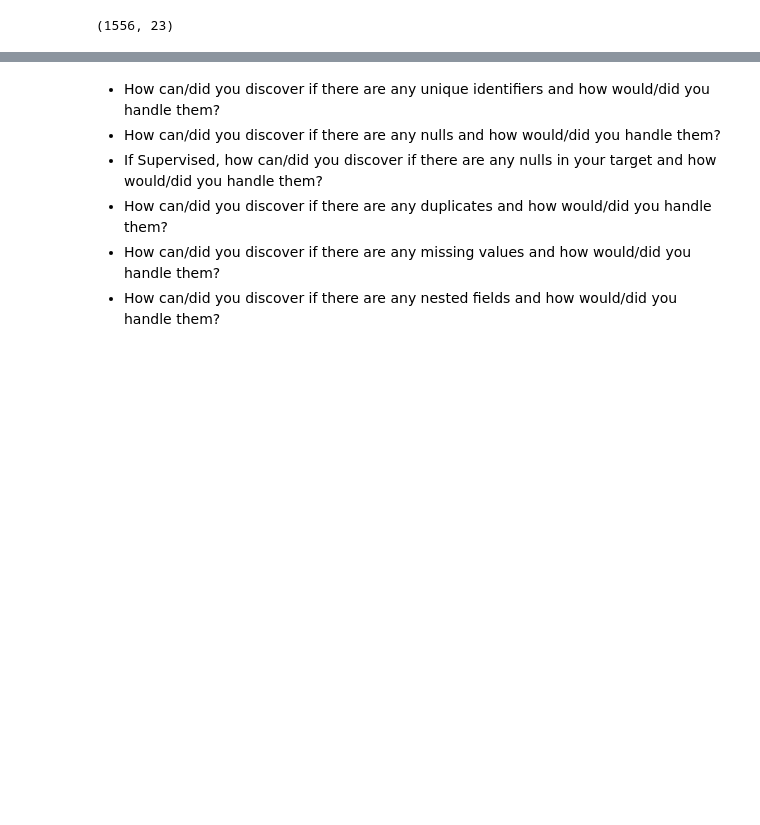
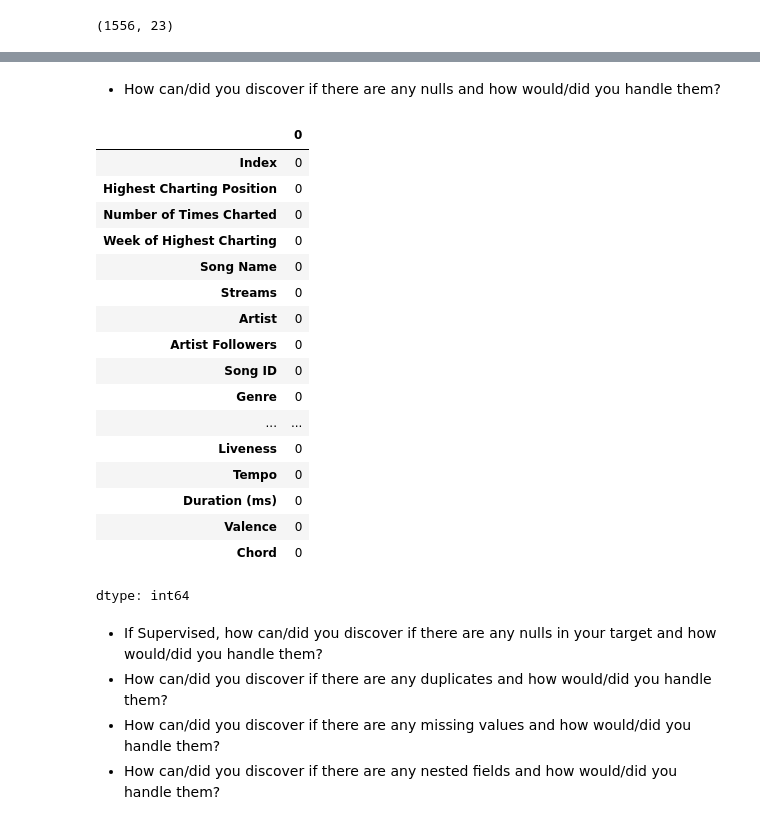
Before and after one commit to ikoghoddds-bit/Data-Science-Portfolio-C21, a Jupyter notebook: Projects/Project-4/Spotify_Pass_1.ipynb, the cells around one changed output, grey strips where cells are left out. Cells and saved outputs as stored; diff of their text form; code cells hidden in the pictures; blank space fills up the shorter version.

```diff
--- a/Projects/Project-4/Spotify_Pass_1.ipynb
+++ b/Projects/Project-4/Spotify_Pass_1.ipynb
@@ -142,6 +202,29 @@ df.shape
+# %% [markdown]
+- How can/did you discover if there are any nulls and how would/did you handle them?
+# %%
+# Checking for nulls. Output shows no nulls. So not dropping any for now.
+
+df.isnull().sum()
+# %% [output]
+|  | 0 |
+| Index | 0 |
+| Highest Charting Position | 0 |
+| Number of Times Charted | 0 |
+| Week of Highest Charting | 0 |
+| Song Name | 0 |
+| Streams | 0 |
+| Artist | 0 |
+| Artist Followers | 0 |
+| Song ID | 0 |
+| Genre | 0 |
+| ... | ... |
+| Liveness | 0 |
+| Tempo | 0 |
+| Duration (ms) | 0 |
+| Valence | 0 |
+| Chord | 0 |
+dtype: int64
 # %% [markdown]
-- How can/did you discover if there are any unique identifiers and how would/did you handle them?
-- How can/did you discover if there are any nulls and how would/did you handle them?
 - If Supervised, how can/did you discover if there are any nulls in your target and how would/did you handle them?
 - How can/did you discover if there are any duplicates and how would/did you handle them?
 - How can/did you discover if there are any missing values and how would/did you handle them?
```
Also changed, not shown: parts of 9 cells of this notebook.
